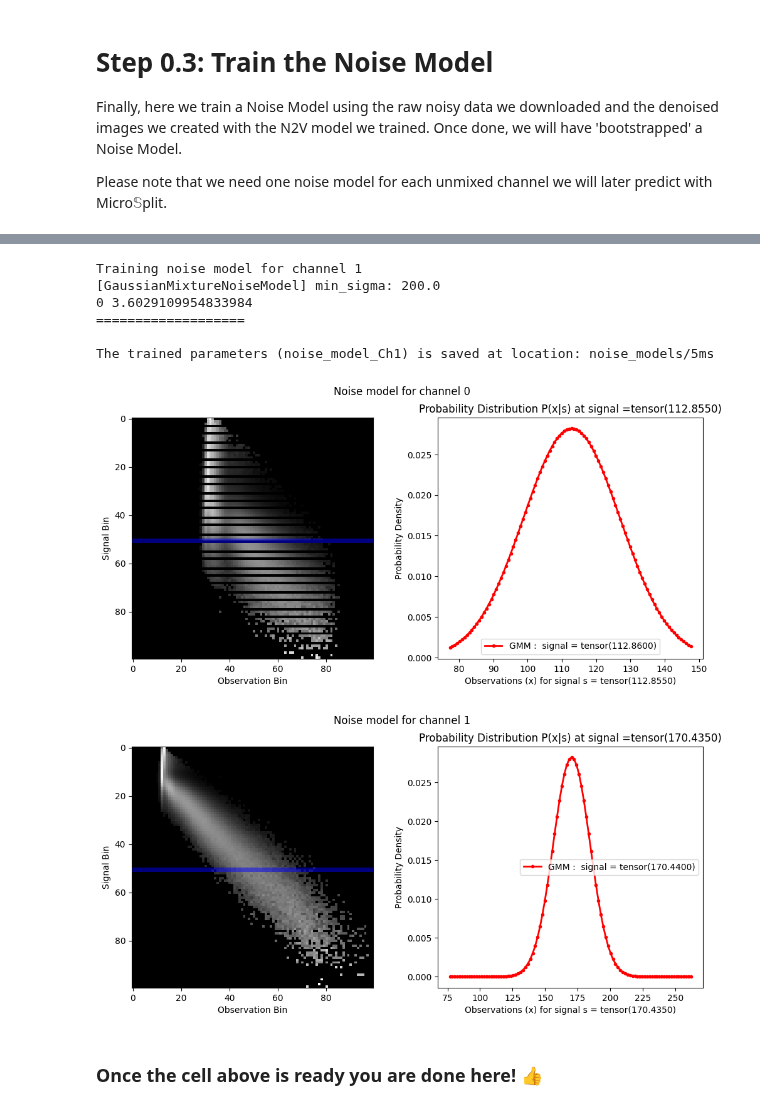
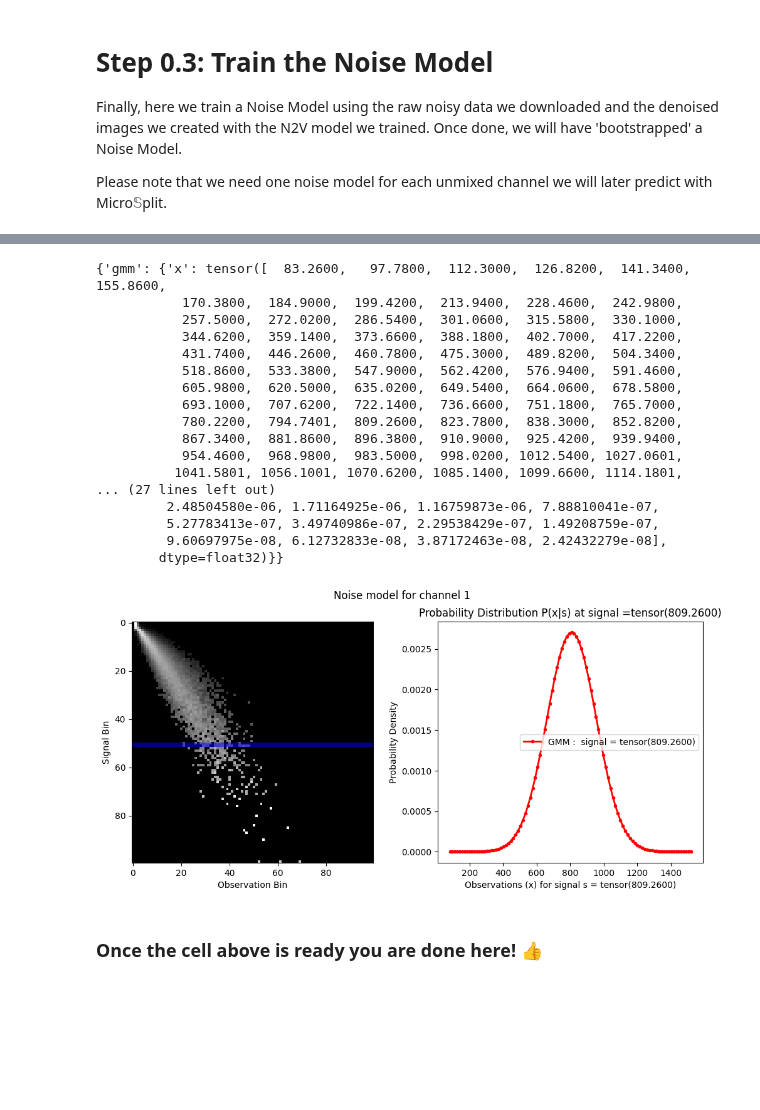
Before and after one commit to broadinstitute/MicroSplit-reproducibility, a Jupyter notebook: examples/2D/HT_H23B/00_noisemodels.ipynb, the cells around one changed output, grey strips where cells are left out. Saved outputs shown, nothing was run; the diff lists cells and outputs as text; code cells hidden in the pictures; blank space fills up the shorter version.

```diff
--- a/examples/2D/HT_H23B/00_noisemodels.ipynb
+++ b/examples/2D/HT_H23B/00_noisemodels.ipynb
@@ -98,6 +93,10 @@ train_data_config, val_data_config, test_data_config = get_data_configs()
+# %%
+train_data_config, _, _ = get_data_configs()
+# we set channels to None because for training of the noise model we only need raw data
+train_data_config.channel_list = None
 # %%
 input_data = get_train_val_data(data_config=train_data_config,
-                                datadir = DATA.path / f"puncta.zip.unzip",
+                                datadir = DATA.path / f"raw_input.zip.unzip/",
                                 datasplit_type=DataSplitType.Train,
                                 val_fraction=0.1,
                                 test_fraction=0.1,)
@@ -113,0 +105,3 @@ print(train_data.shape)
+# %%
+train_data = input_data[0]
+print(f"We'll use {train_data.shape[0]} images for training")
@@ -132,13 +124,13 @@ In a nutshell: we train a N2V model, denoise the data we just downloaded, and th
 Please note that we have set `num_epochs=3`, so you don't have to wait a long time. If you want a serious Noise Model to be trained, you should change this to a higher number!
 # %%
 config = create_n2v_configuration(
-    experiment_name="ht_lif24_noise_models_n2v",
+    experiment_name="ht_h23b_noise_models_n2v",
     data_type="array",
-    axes="SYXC",
-    n_channels=2,
+    axes="SYX",
+    n_channels=1,
     patch_size=(64, 64),
     batch_size=64,
-    num_epochs=3, # To make you wait less, we set this to 3.
+    num_epochs=10, # To make you wait less, we set this to 10.
                   # If you want a better Noise Model, we suggest
                   # this value to be higher.
 )
@@ -215,24 +205,21 @@ Finally, here we train a Noise Model using the raw noisy data we downloaded and
 
 Please note that we need one noise model for each unmixed channel we will later predict with <nobr>Micro$\mathbb{S}$plit</nobr>.
 # %%
-for channel_idx in range(train_data.shape[-1]):
+# train Noise Model for current channel
+print(f"Training noise model")
+prediction = np.concatenate(prediction)
+noise_model_config = GaussianMixtureNMConfig(model_type="GaussianMixtureNoiseModel",
+                                                min_signal=input_data[0].min(),
+                                                max_signal=input_data[0].max(),
+                                                n_coeff=4,
+                                                n_gaussian=6)
+noise_model = GaussianMixtureNoiseModel(noise_model_config)
+noise_model.fit(signal=input_data[0], observation=prediction, n_epochs=100)
 
-    # train Noise Model for current channel
-    print(f"Training noise model for channel {channel_idx}")
-    channel_data = train_data[..., channel_idx]
-    channel_prediction = np.concatenate(prediction)[:, channel_idx]
-    noise_model_config = GaussianMixtureNMConfig(model_type="GaussianMixtureNoiseModel",
-                                                 min_signal=channel_data.min(),
-                                                 max_signal=channel_data.max(),
-                                                 n_coeff=4,
-                                                 n_gaussian=6)
-    noise_model = GaussianMixtureNoiseModel(noise_model_config)
-    noise_model.fit(signal=channel_data, observation=channel_prediction, n_epochs=100)
+# save result on disk for later re-use
+noise_model.save(path=f"noise_models", name=f"user_trained_noise_model")
 
-    # save result on disk for later re-use
-    noise_model.save(path=f"noise_models/{EXPOSURE_DURATION}", name=f"noise_model_Ch{channel_idx}")
-
-    # show the result
-    histogram = create_histogram(bins=100, min_val=channel_data.min(), max_val=channel_data.max(), signal=channel_data, observation=channel_prediction)
-    plot_probability_distribution(noise_model, signalBinIndex=50, histogram=histogram[0], channel=channel_idx)
+# show the result
+histogram = create_histogram(bins=100, min_val=input_data[0].min(), max_val=input_data[0].max(), signal=input_data[0], observation=prediction)
+plot_probability_distribution(noise_model, signalBinIndex=50, histogram=histogram[0], channel=1)
 # %% [output]
@@ -245,10 +232,20 @@ The trained parameters (noise_model_Ch0) is saved at location: noise_models/5ms
-Training noise model for channel 1
-[GaussianMixtureNoiseModel] min_sigma: 200.0
-0 3.6029109954833984
-===================
-
-The trained parameters (noise_model_Ch1) is saved at location: noise_models/5ms
+{'gmm': {'x': tensor([  83.2600,   97.7800,  112.3000,  126.8200,  141.3400,  155.8600,
+           170.3800,  184.9000,  199.4200,  213.9400,  228.4600,  242.9800,
+           257.5000,  272.0200,  286.5400,  301.0600,  315.5800,  330.1000,
+           344.6200,  359.1400,  373.6600,  388.1800,  402.7000,  417.2200,
+           431.7400,  446.2600,  460.7800,  475.3000,  489.8200,  504.3400,
+           518.8600,  533.3800,  547.9000,  562.4200,  576.9400,  591.4600,
+           605.9800,  620.5000,  635.0200,  649.5400,  664.0600,  678.5800,
+           693.1000,  707.6200,  722.1400,  736.6600,  751.1800,  765.7000,
+           780.2200,  794.7401,  809.2600,  823.7800,  838.3000,  852.8200,
+           867.3400,  881.8600,  896.3800,  910.9000,  925.4200,  939.9400,
+           954.4600,  968.9800,  983.5000,  998.0200, 1012.5400, 1027.0601,
+          1041.5801, 1056.1001, 1070.6200, 1085.1400, 1099.6600, 1114.1801,
+... (27 lines left out)
+         2.48504580e-06, 1.71164925e-06, 1.16759873e-06, 7.88810041e-07,
+         5.27783413e-07, 3.49740986e-07, 2.29538429e-07, 1.49208759e-07,
+         9.60697975e-08, 6.12732833e-08, 3.87172463e-08, 2.42432279e-08],
+        dtype=float32)}}
-[figure, old version]
+[figure, new version]
-[figure, removed]
 # %% [markdown]
 ### Once the cell above is ready you are done here! 👍
```
Also changed, not shown: parts of 11 cells of this notebook, 5 other files.
